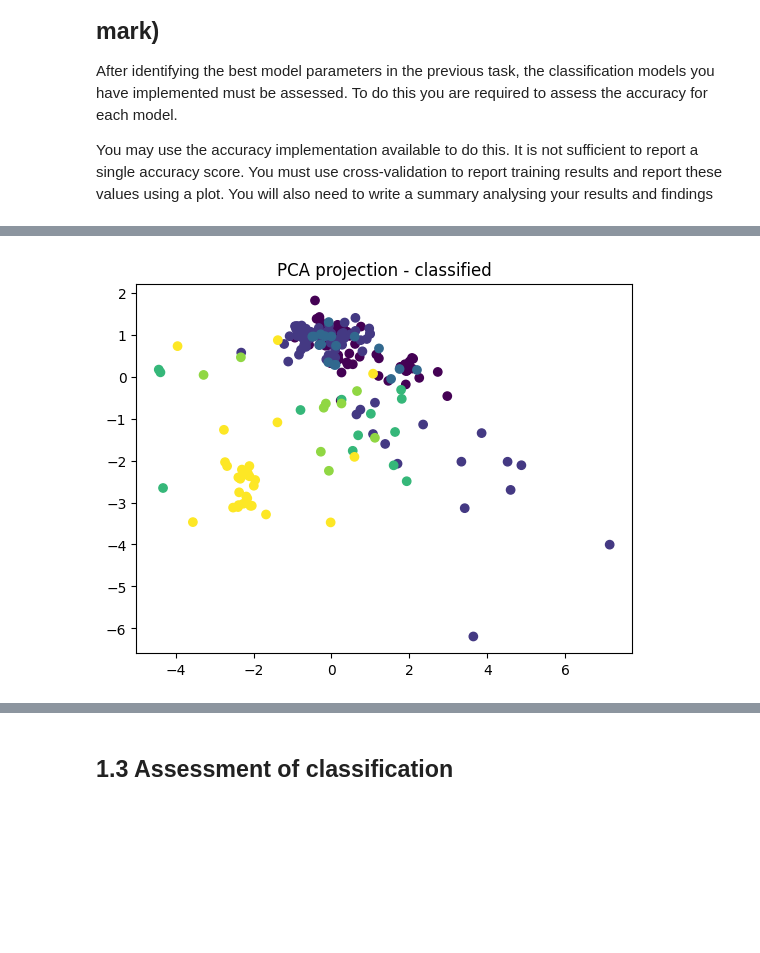
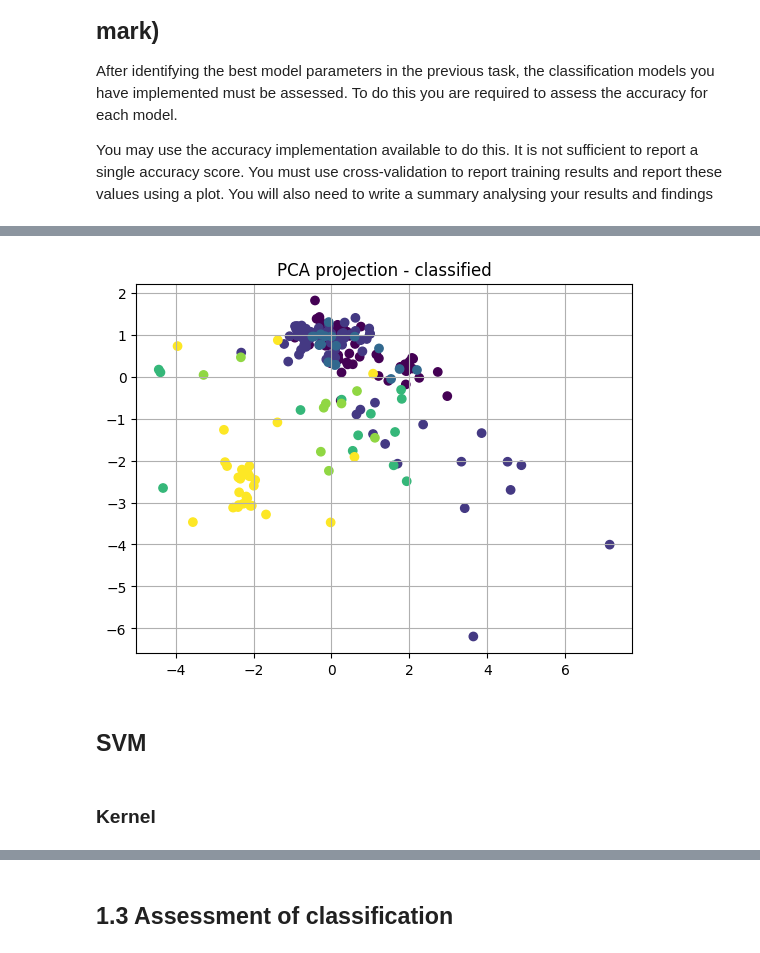
Before and after one commit to MxFrgsn/COMP2002_CW2, a Jupyter notebook: COMP2002.ipynb, the cells around one changed output, grey strips where cells are left out. Drawn from its saved outputs; the diff is of its cells as text; code cells hidden in the pictures; blank space fills up the shorter version.

```diff
--- a/COMP2002.ipynb
+++ b/COMP2002.ipynb
@@ -83,10 +107,15 @@ classified_data = k_classifier.predict(scaled_inputs)
 # %%
 plt.figure()
 plt.scatter(compressed [:,0], compressed [:,1], c=classified_data, cmap='viridis')
 plt.title("PCA projection - classified")
+plt.grid(True)
 plt.savefig("glass_pca_classified.png", bbox_inches ="tight")
 plt.show()
 # %% [output]
-[figure, old version]
+[figure, new version]
+# %% [markdown]
+## SVM
 # %%
 x_train,x_test,t_train,t_test = train_test_split (compressed,targets, random_state= 42)
+# %% [markdown]
+### Kernel
```
Also changed, not shown: parts of 26 cells of this notebook, 7 other files.
